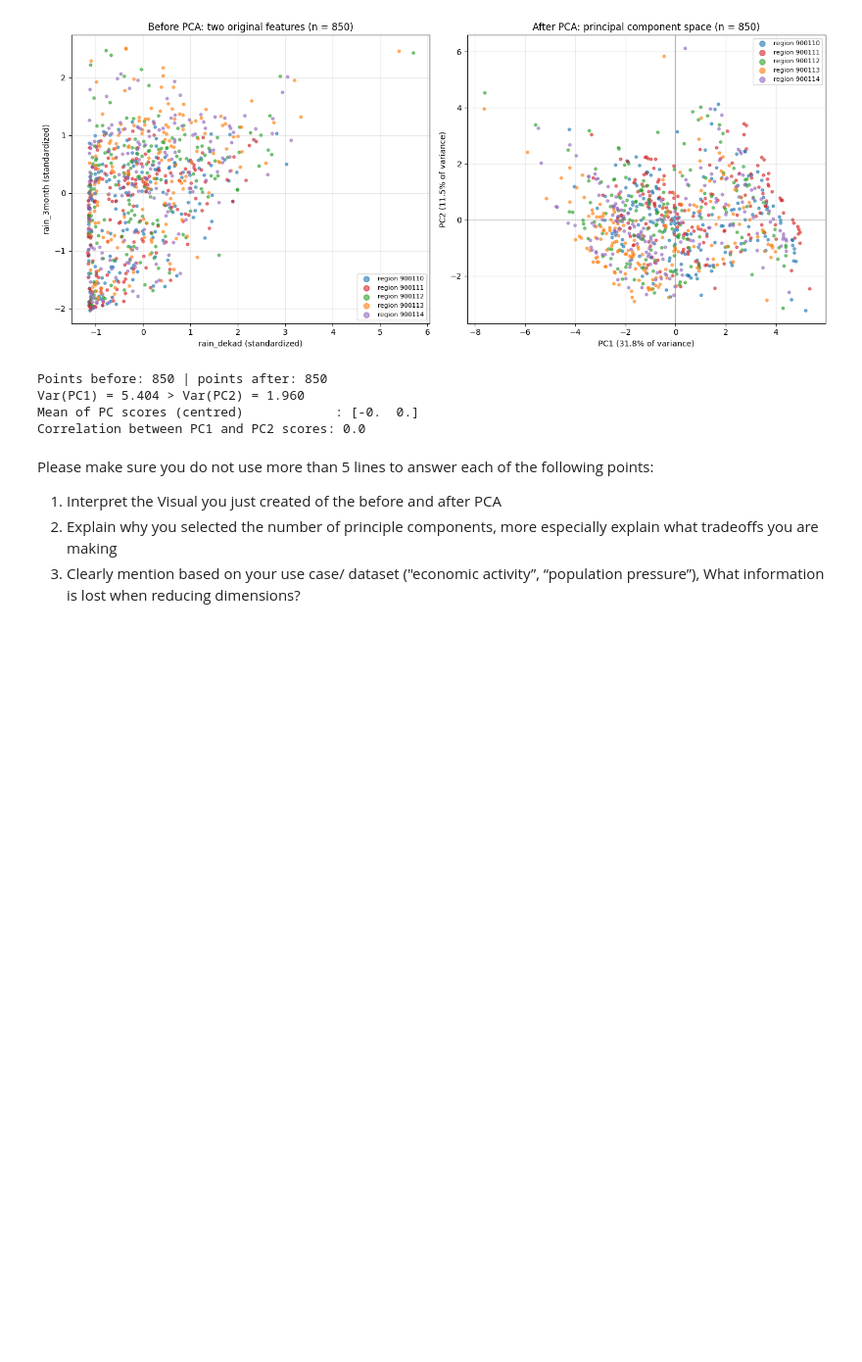
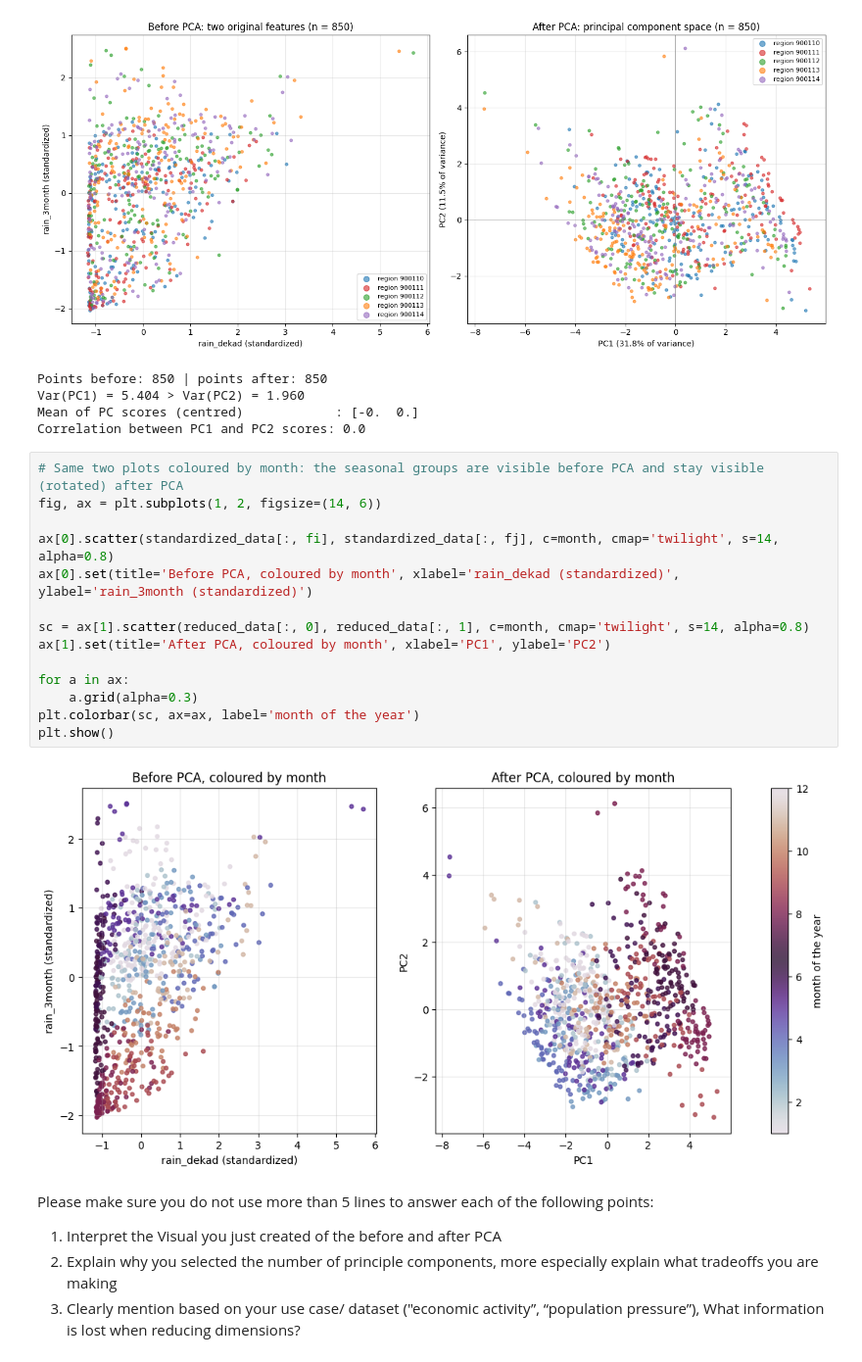
Before and after one commit to kenny260/African-Climate-Patterns-PCA, a Jupyter notebook: Template_PCA_Formative_2_Peer_Pair_16.ipynb, the cells around one changed output. Shown at 98% size. Saved outputs shown, nothing was run; the diff lists cells and outputs as text; blank space fills up the shorter version.

```diff
--- a/Template_PCA_Formative_2_Peer_Pair_16.ipynb
+++ b/Template_PCA_Formative_2_Peer_Pair_16.ipynb
@@ -562,6 +562,22 @@ Points before: 850 | points after: 850
 Var(PC1) = 5.404 > Var(PC2) = 1.960
 Mean of PC scores (centred)            : [-0.  0.]
 Correlation between PC1 and PC2 scores: 0.0
+# %%
+# Same two plots coloured by month: the seasonal groups are visible before PCA and stay visible (rotated) after PCA
+fig, ax = plt.subplots(1, 2, figsize=(14, 6))
+
+ax[0].scatter(standardized_data[:, fi], standardized_data[:, fj], c=month, cmap='twilight', s=14, alpha=0.8)
+ax[0].set(title='Before PCA, coloured by month', xlabel='rain_dekad (standardized)', ylabel='rain_3month (standardized)')
+
+sc = ax[1].scatter(reduced_data[:, 0], reduced_data[:, 1], c=month, cmap='twilight', s=14, alpha=0.8)
+ax[1].set(title='After PCA, coloured by month', xlabel='PC1', ylabel='PC2')
+
+for a in ax:
+    a.grid(alpha=0.3)
+plt.colorbar(sc, ax=ax, label='month of the year')
+plt.show()
+# %% [output]
+[figure, added]
 # %% [markdown]
 Please make sure you do not use more than 5 lines to answer each of the following points:
 
```
